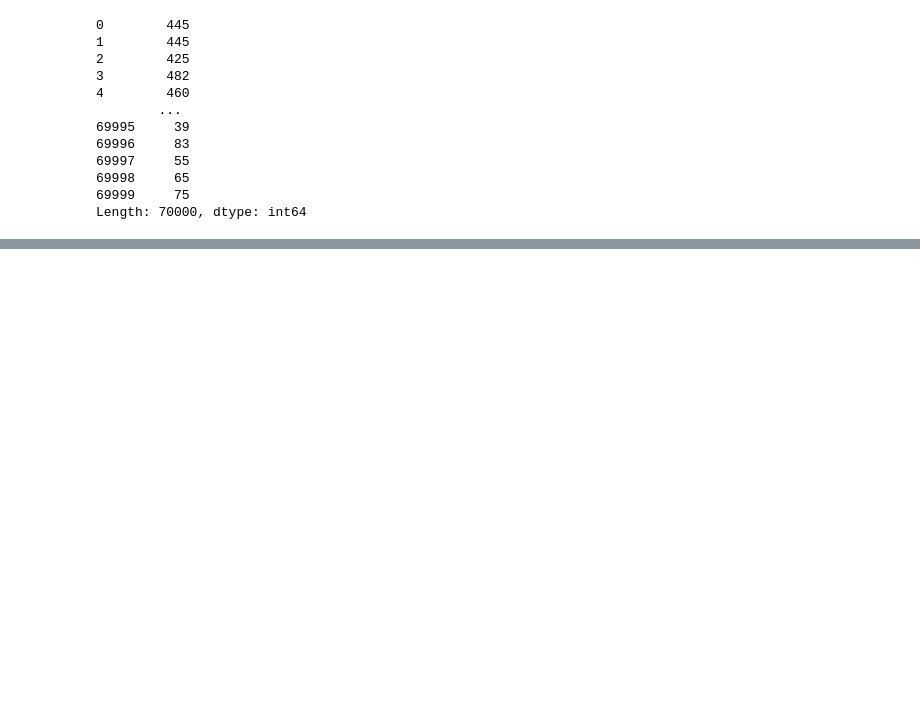
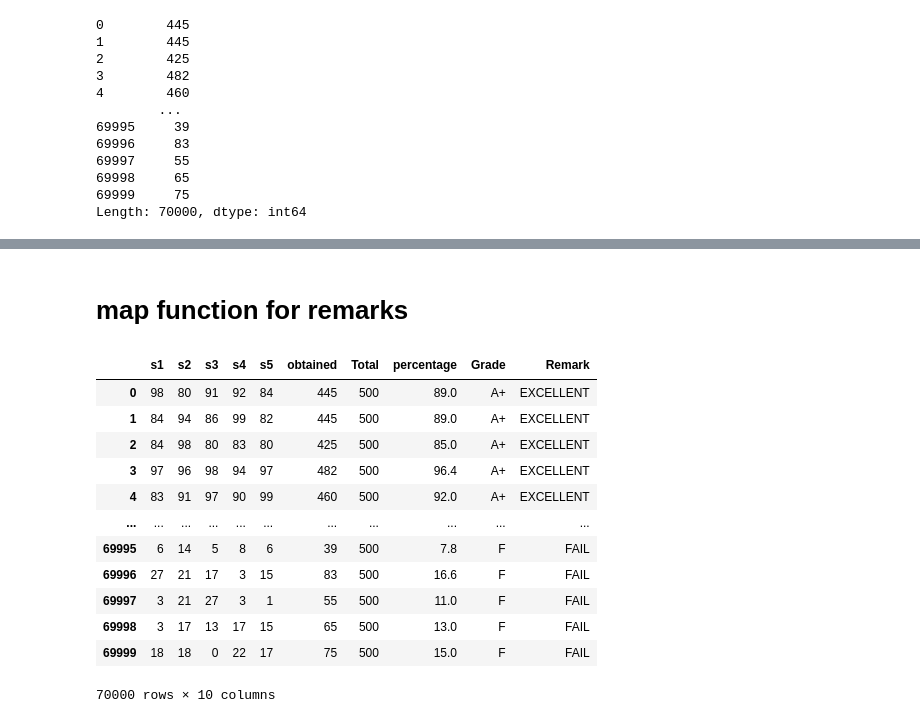
Before and after one commit to smmartprogrammer/modernpython, a Jupyter notebook: class18(add_delete_update_column_info).ipynb, the cells around one changed output, grey strips where cells are left out. Cells and saved outputs as stored; diff of their text form; code cells hidden in the pictures; blank space fills up the shorter version.

```diff
--- a/class18(add_delete_update_column_info).ipynb
+++ b/class18(add_delete_update_column_info).ipynb
@@ -584,0 +612,31 @@ SyntaxError: invalid syntax (1497647210.py, line 7)
+# %% [markdown]
+# map function for remarks
+# %%
+from typing import Dict
+
+remark: Dict[str,str] = {
+    "A+": "EXCELLENT",
+    "A" : "VERY GOOD",
+    "B" : "GOOD",
+    "C" : "FAIR",
+    "D": "POOR",
+    "E": "VERY POOR",
+    "F": "FAIL"
+}
+
+df1['Remark'] = df1.Grade.map(remark)
+df1
+# %% [output]
+|  | s1 | s2 | s3 | s4 | s5 | obtained | Total | percentage | Grade | Remark |
+| 0 | 98 | 80 | 91 | 92 | 84 | 445 | 500 | 89.0 | A+ | EXCELLENT |
+| 1 | 84 | 94 | 86 | 99 | 82 | 445 | 500 | 89.0 | A+ | EXCELLENT |
+| 2 | 84 | 98 | 80 | 83 | 80 | 425 | 500 | 85.0 | A+ | EXCELLENT |
+| 3 | 97 | 96 | 98 | 94 | 97 | 482 | 500 | 96.4 | A+ | EXCELLENT |
+| 4 | 83 | 91 | 97 | 90 | 99 | 460 | 500 | 92.0 | A+ | EXCELLENT |
+| ... | ... | ... | ... | ... | ... | ... | ... | ... | ... | ... |
+| 69995 | 6 | 14 | 5 | 8 | 6 | 39 | 500 | 7.8 | F | FAIL |
+| 69996 | 27 | 21 | 17 | 3 | 15 | 83 | 500 | 16.6 | F | FAIL |
+| 69997 | 3 | 21 | 27 | 3 | 1 | 55 | 500 | 11.0 | F | FAIL |
+| 69998 | 3 | 17 | 13 | 17 | 15 | 65 | 500 | 13.0 | F | FAIL |
+| 69999 | 18 | 18 | 0 | 22 | 17 | 75 | 500 | 15.0 | F | FAIL |
+70000 rows × 10 columns
```
Also changed, not shown: parts of 2 cells of this notebook.
